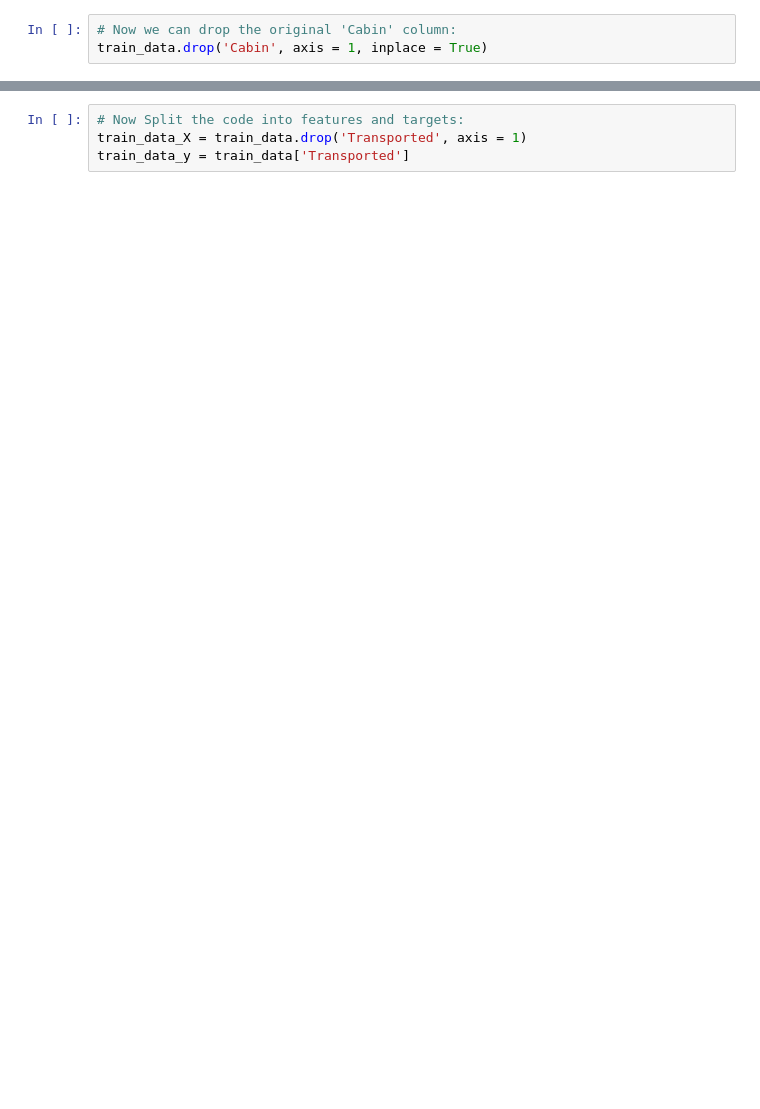
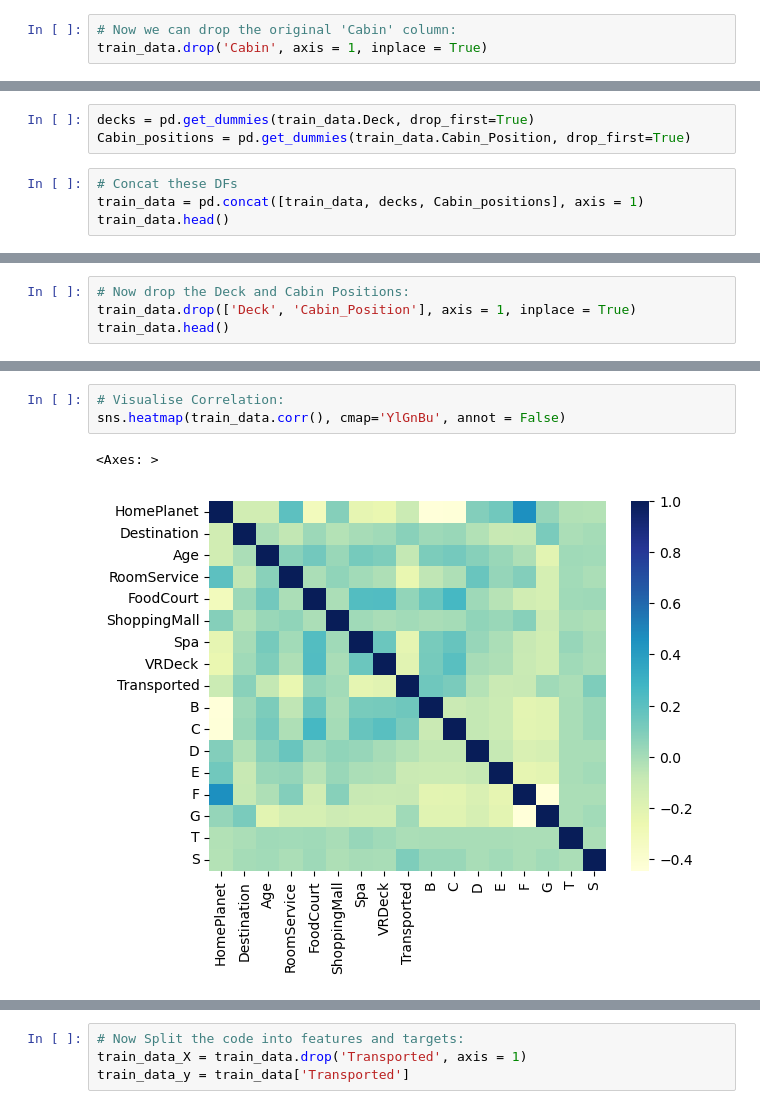
Before and after one commit to SoumyaCO/Spaceship-Titanic, a Jupyter notebook: spaceship-titanic.ipynb, the cells around one changed output, grey strips where cells are left out. Drawn from its saved outputs; the diff is of its cells as text; blank space fills up the shorter version.

```diff
--- a/spaceship-titanic.ipynb
+++ b/spaceship-titanic.ipynb
@@ -245,0 +224,7 @@ Index(['HomePlanet', 'CryoSleep', 'Destination', 'Age', 'VIP', 'RoomService',
+# %%
+decks = pd.get_dummies(train_data.Deck, drop_first=True)
+Cabin_positions = pd.get_dummies(train_data.Cabin_Position, drop_first=True)
+# %%
+# Concat these DFs
+train_data = pd.concat([train_data, decks, Cabin_positions], axis = 1)
+train_data.head()
@@ -245,0 +239,4 @@ Index(['HomePlanet', 'CryoSleep', 'Destination', 'Age', 'VIP', 'RoomService',
+# %%
+# Now drop the Deck and Cabin Positions:
+train_data.drop(['Deck', 'Cabin_Position'], axis = 1, inplace = True)
+train_data.head()
@@ -246,3 +250,9 @@ Index(['HomePlanet', 'CryoSleep', 'Destination', 'Age', 'VIP', 'RoomService',
+# %%
+# Visualise Correlation:
+sns.heatmap(train_data.corr(), cmap='YlGnBu', annot = False)
+# %% [output]
+<Axes: >
+[figure, added]
 # %%
 # Now fill the missing values:
 train_data['Age'] = train_data['Age'].fillna(train_data['Age'].mean())
```
Also changed, not shown: parts of 55 cells of this notebook.
